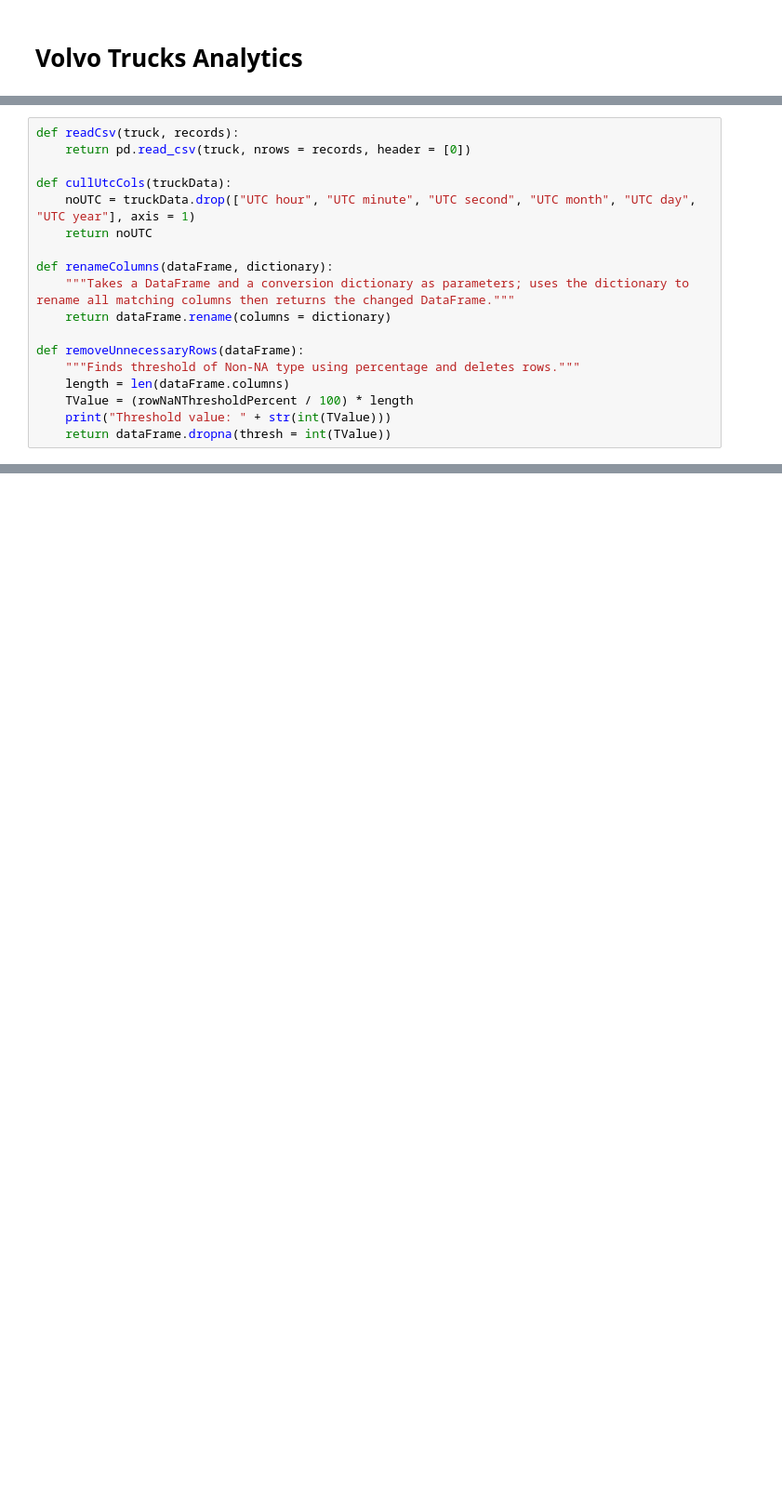
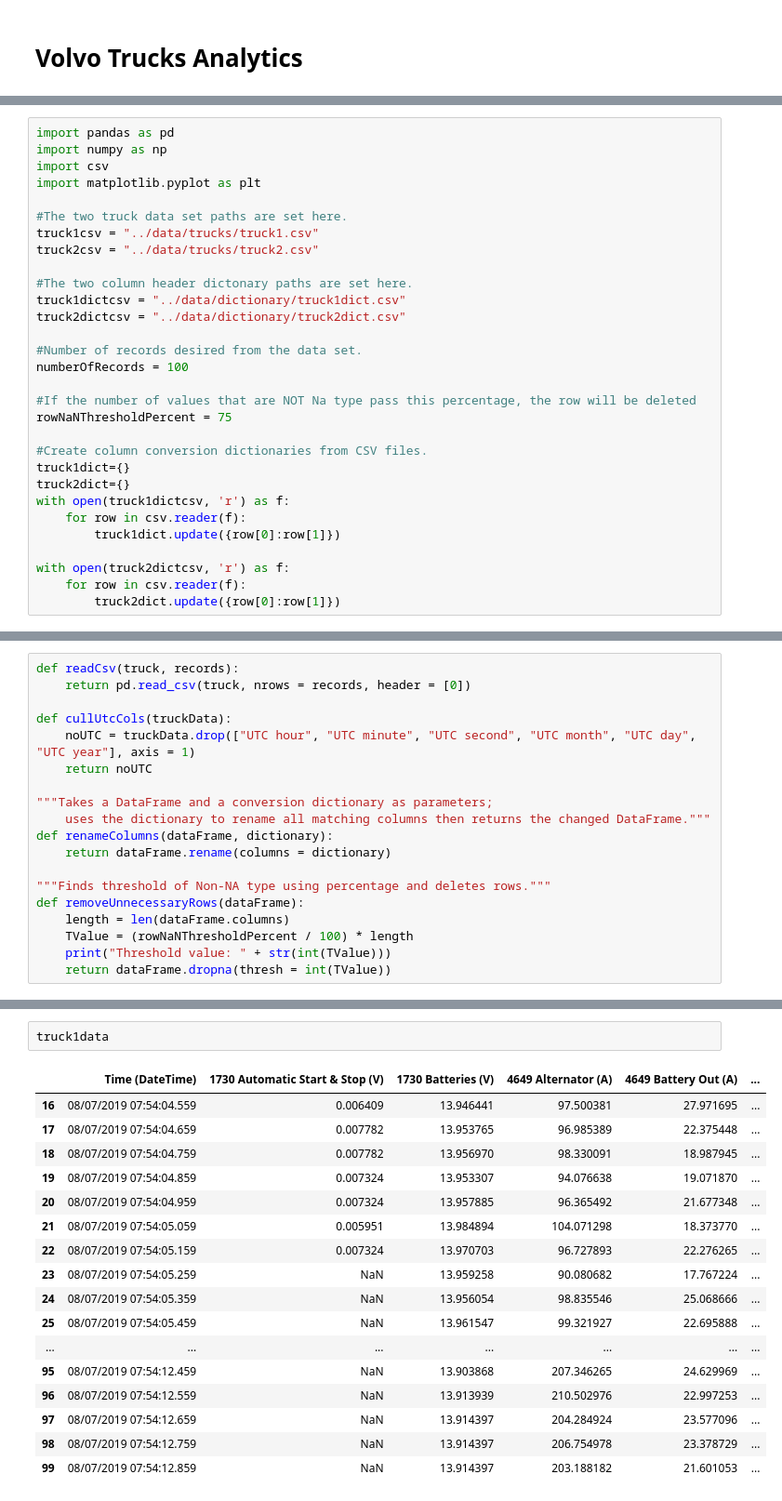
Before and after one commit to UNCG-CSE/Volvo_Truck_Analytics, a Jupyter notebook: src/VolvoTrucksAnalytics.ipynb, the cells around one changed output, grey strips where cells are left out. Shown at 93% size. Saved outputs shown, nothing was run; the diff lists cells and outputs as text; blank space fills up the shorter version.

```diff
--- a/src/VolvoTrucksAnalytics.ipynb
+++ b/src/VolvoTrucksAnalytics.ipynb
@@ -124,0 +5,30 @@ Define all cleaning methods here
+# %%
+import pandas as pd
+import numpy as np
+import csv
+import matplotlib.pyplot as plt
+
+#The two truck data set paths are set here.
+truck1csv = "../data/trucks/truck1.csv"
+truck2csv = "../data/trucks/truck2.csv"
+
+#The two column header dictonary paths are set here.
+truck1dictcsv = "../data/dictionary/truck1dict.csv"
+truck2dictcsv = "../data/dictionary/truck2dict.csv"
+
+#Number of records desired from the data set.
+numberOfRecords = 100
+
+#If the number of values that are NOT Na type pass this percentage, the row will be deleted
+rowNaNThresholdPercent = 75
+
+#Create column conversion dictionaries from CSV files.
+truck1dict={}
+truck2dict={}
+with open(truck1dictcsv, 'r') as f:
+    for row in csv.reader(f):
+        truck1dict.update({row[0]:row[1]})
+
+with open(truck2dictcsv, 'r') as f:
+    for row in csv.reader(f):
+        truck2dict.update({row[0]:row[1]})
@@ -130,12 +42,13 @@ def cullUtcCols(truckData):
     noUTC = truckData.drop(["UTC hour", "UTC minute", "UTC second", "UTC month", "UTC day", "UTC year"], axis = 1)
     return noUTC
 
+"""Takes a DataFrame and a conversion dictionary as parameters;
+    uses the dictionary to rename all matching columns then returns the changed DataFrame."""
 def renameColumns(dataFrame, dictionary):
-    """Takes a DataFrame and a conversion dictionary as parameters; uses the dictionary to rename all matching columns then returns the changed DataFrame."""
     return dataFrame.rename(columns = dictionary)
 
+"""Finds threshold of Non-NA type using percentage and deletes rows."""
 def removeUnnecessaryRows(dataFrame):
-    """Finds threshold of Non-NA type using percentage and deletes rows."""
     length = len(dataFrame.columns)
     TValue = (rowNaNThresholdPercent / 100) * length
     print("Threshold value: " + str(int(TValue)))
@@ -172,0 +108,20 @@ FileNotFoundError: [Errno 2] File b'../data/trucks/truck2.csv' does not exist: b
+# %%
+truck1data
+# %% [output]
+|  | Time (DateTime) | 1730 Automatic Start & Stop (V) | 1730 Batteries (V) | 4649 Alternator (A) | 4649 Battery Out (A) | ... |
+| 16 | 08/07/2019 07:54:04.559 | 0.006409 | 13.946441 | 97.500381 | 27.971695 | ... |
+| 17 | 08/07/2019 07:54:04.659 | 0.007782 | 13.953765 | 96.985389 | 22.375448 | ... |
+| 18 | 08/07/2019 07:54:04.759 | 0.007782 | 13.956970 | 98.330091 | 18.987945 | ... |
+| 19 | 08/07/2019 07:54:04.859 | 0.007324 | 13.953307 | 94.076638 | 19.071870 | ... |
+| 20 | 08/07/2019 07:54:04.959 | 0.007324 | 13.957885 | 96.365492 | 21.677348 | ... |
+| 21 | 08/07/2019 07:54:05.059 | 0.005951 | 13.984894 | 104.071298 | 18.373770 | ... |
+| 22 | 08/07/2019 07:54:05.159 | 0.007324 | 13.970703 | 96.727893 | 22.276265 | ... |
+| 23 | 08/07/2019 07:54:05.259 | NaN | 13.959258 | 90.080682 | 17.767224 | ... |
+| 24 | 08/07/2019 07:54:05.359 | NaN | 13.956054 | 98.835546 | 25.068666 | ... |
+| 25 | 08/07/2019 07:54:05.459 | NaN | 13.961547 | 99.321927 | 22.695888 | ... |
+| ... | ... | ... | ... | ... | ... | ... |
+| 95 | 08/07/2019 07:54:12.459 | NaN | 13.903868 | 207.346265 | 24.629969 | ... |
+| 96 | 08/07/2019 07:54:12.559 | NaN | 13.913939 | 210.502976 | 22.997253 | ... |
+| 97 | 08/07/2019 07:54:12.659 | NaN | 13.914397 | 204.284924 | 23.577096 | ... |
+| 98 | 08/07/2019 07:54:12.759 | NaN | 13.914397 | 206.754978 | 23.378729 | ... |
+| 99 | 08/07/2019 07:54:12.859 | NaN | 13.914397 | 203.188182 | 21.601053 | ... |
```
Also changed, not shown: parts of 38 cells of this notebook.
